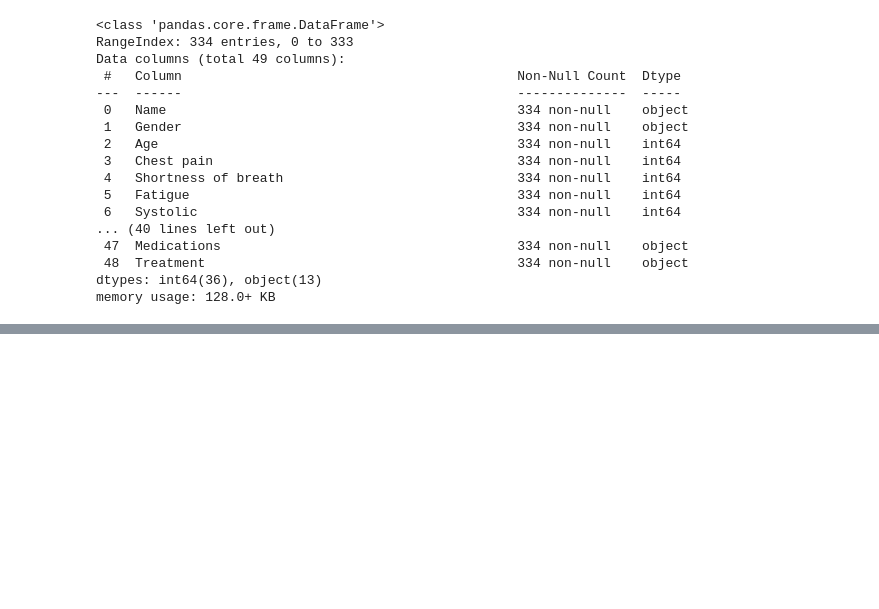
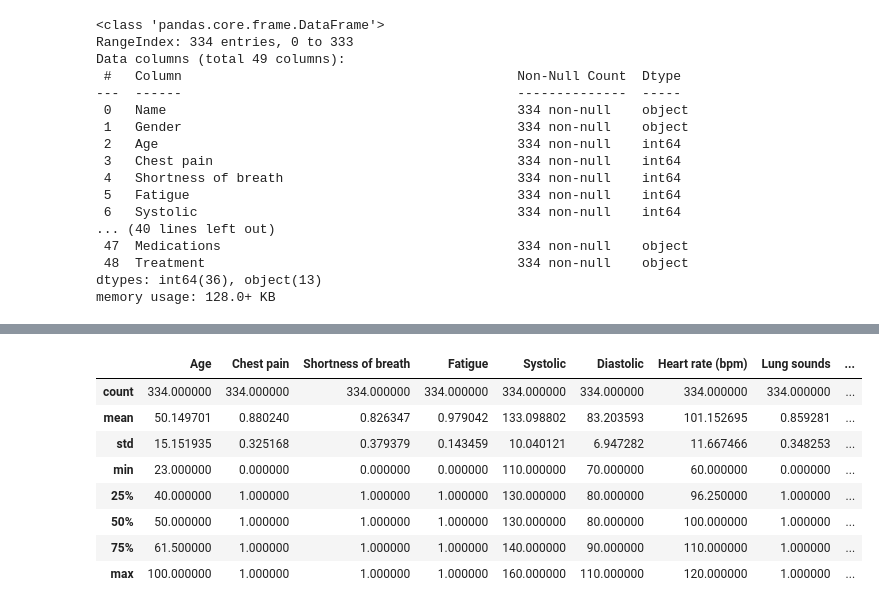
Before and after one commit to Lijiaqian1/SC1015, a Jupyter notebook: Heart_Disease.ipynb, the cells around one changed output, grey strips where cells are left out. Drawn from its saved outputs; the diff is of its cells as text; code cells hidden in the pictures; blank space fills up the shorter version.

```diff
--- a/Heart_Disease.ipynb
+++ b/Heart_Disease.ipynb
@@ -46,0 +49,3 @@ memory usage: 128.0+ KB
+# %%
+#drop irrelevant columns - Name, Medication, Treatments
+heartdata = heartdata.drop(columns=['Name', 'Medications', 'Treatment'])
@@ -46,0 +72,14 @@ memory usage: 128.0+ KB
+# %%
+pd.set_option('display.max_columns', None)
+pd.set_option('display.max_rows', None)
+heartdata.describe()
+# %% [output]
+|  | Age | Chest pain | Shortness of breath | Fatigue | Systolic | Diastolic | Heart rate (bpm) | Lung sounds | ... |
+| count | 334.000000 | 334.000000 | 334.000000 | 334.000000 | 334.000000 | 334.000000 | 334.000000 | 334.000000 | ... |
+| mean | 50.149701 | 0.880240 | 0.826347 | 0.979042 | 133.098802 | 83.203593 | 101.152695 | 0.859281 | ... |
+| std | 15.151935 | 0.325168 | 0.379379 | 0.143459 | 10.040121 | 6.947282 | 11.667466 | 0.348253 | ... |
+| min | 23.000000 | 0.000000 | 0.000000 | 0.000000 | 110.000000 | 70.000000 | 60.000000 | 0.000000 | ... |
+| 25% | 40.000000 | 1.000000 | 1.000000 | 1.000000 | 130.000000 | 80.000000 | 96.250000 | 1.000000 | ... |
+| 50% | 50.000000 | 1.000000 | 1.000000 | 1.000000 | 130.000000 | 80.000000 | 100.000000 | 1.000000 | ... |
+| 75% | 61.500000 | 1.000000 | 1.000000 | 1.000000 | 140.000000 | 90.000000 | 110.000000 | 1.000000 | ... |
+| max | 100.000000 | 1.000000 | 1.000000 | 1.000000 | 160.000000 | 110.000000 | 120.000000 | 1.000000 | ... |
```
Also changed, not shown: parts of 16 cells of this notebook.
